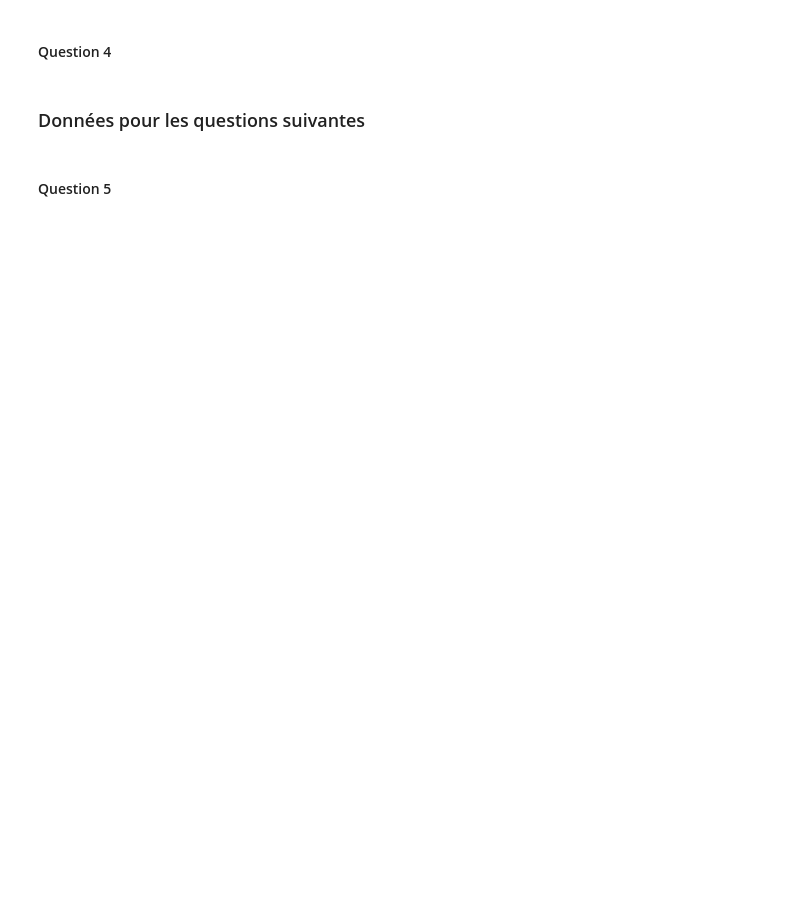
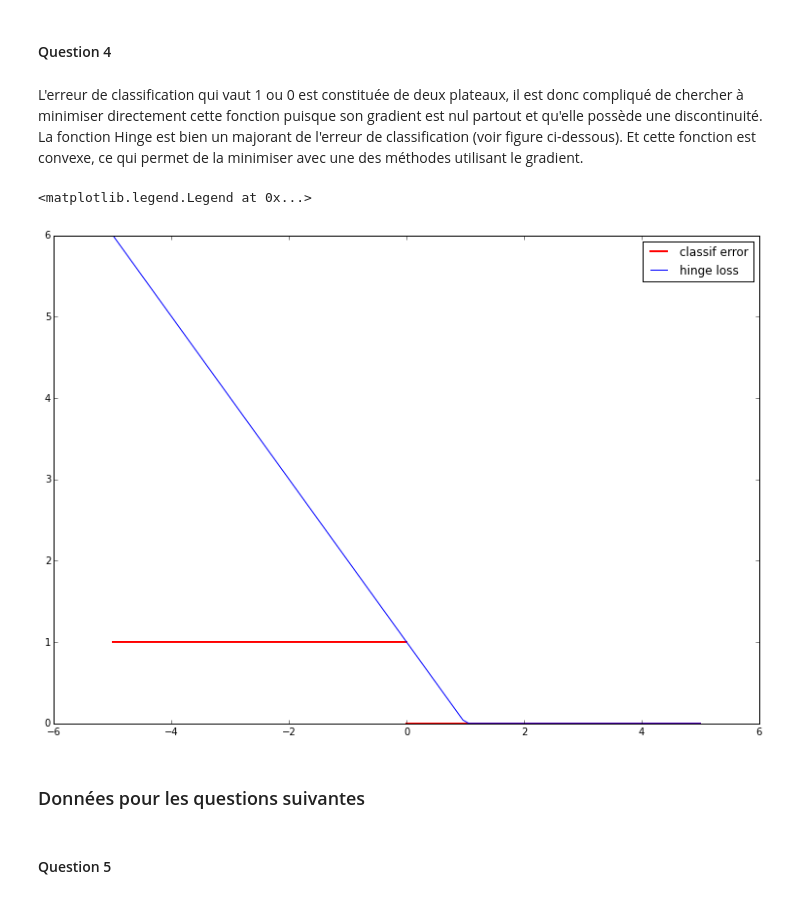
Before and after one commit to maxkub/python_stats, a Jupyter notebook: TP_SVM/Maxime_Kubryk_TP_SVM.ipynb, the cells around one changed output. Saved outputs shown, nothing was run; the diff lists cells and outputs as text; code cells hidden in the pictures; blank space fills up the shorter version.

```diff
--- a/TP_SVM/Maxime_Kubryk_TP_SVM.ipynb
+++ b/TP_SVM/Maxime_Kubryk_TP_SVM.ipynb
@@ -45,5 +67,22 @@ print "noyau polynomial de degrés 3, accuracy score :", clf.score(X_test, y_tes
 # %% [markdown]
 #### Question 4
+# %% [markdown]
+L'erreur de classification qui vaut 1 ou 0 est constituée de deux plateaux, il est donc compliqué de chercher à minimiser directement cette fonction puisque son gradient est nul partout et qu'elle possède une discontinuité. La fonction Hinge est bien un majorant de l'erreur de classification (voir figure ci-dessous). Et cette fonction est convexe, ce qui permet de la minimiser avec une des méthodes utilisant le gradient.
+# %%
+plt.figure(figsize=(13, 9))
+x = np.linspace(-5, 5, 100)
+x_m = np.linspace(-5, 0, 5)
+x_p = np.linspace(0, 5, 5)
+
+hinge = [max(0, 1-i) for i in x]
+
+plt.plot(x_m, np.ones(5), 'r', lw=2)
+plt.plot(x_p, np.zeros(5), 'r', lw=2, label='classif error')
+plt.plot(x, hinge, label='hinge loss')
+plt.legend(loc='best')
+# %% [output]
+<matplotlib.legend.Legend at 0x...>
+[figure, added]
 # %% [markdown]
 ### Données pour les questions suivantes
 # %%
```
Also changed, not shown: parts of 42 cells of this notebook.
